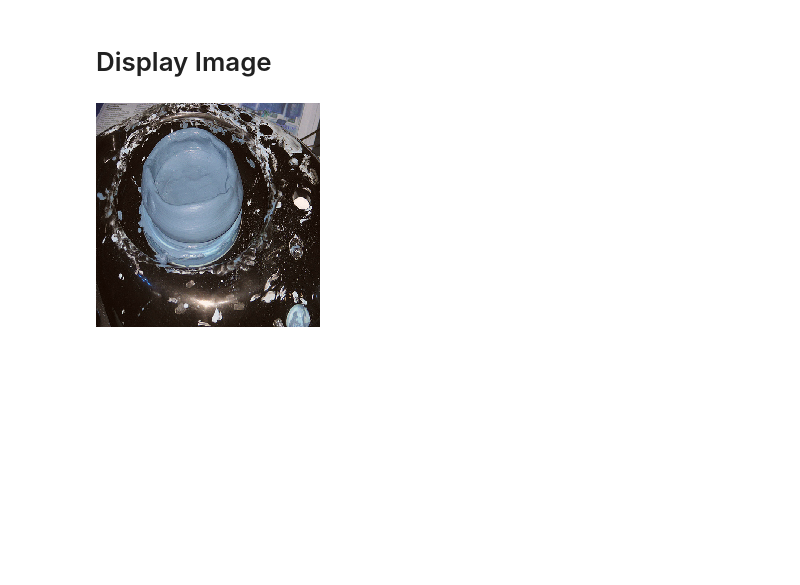
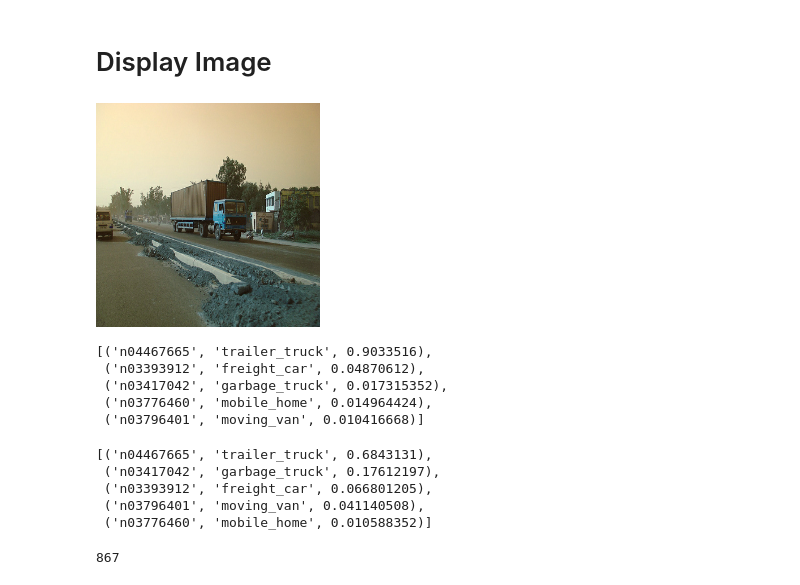
Before and after one commit to WeiHao97/deepxplore, a Jupyter notebook: ImageNet/int8vsft32.ipynb, the cells around one changed output. Saved outputs shown, nothing was run; the diff lists cells and outputs as text; code cells hidden in the pictures; blank space fills up the shorter version.

```diff
--- a/ImageNet/int8vsft32.ipynb
+++ b/ImageNet/int8vsft32.ipynb
@@ -56,10 +71,46 @@ model = VGG16(input_tensor = q_model.get_layer('input_1').input)
+# %%
+model = ResNet50(input_tensor = q_model.get_layer('input_1').input)
+# %%
+model.load_weights("./original_model.h5")
+q_model.load_weights("./q_model.h5")
 # %% [markdown]
 # Display Image
+# %%
+def extract():
+    for i, features in enumerate(val_ds):
+        image = np.expand_dims(features["image"].numpy()[0], axis=0)
+        label = features["label"].numpy()[0]
+        logits_1 = model(image).numpy()
+        logits_2 = q_model(image).numpy()
+        predict_1 = tf.argmax(logits_1, axis=-1).numpy()
+        predict_2 = tf.argmax(logits_2, axis=-1).numpy()
+        break
+    return image,label,logits_1,logits_2,predict_1,predict_2
+# %%
+image,label,logits_1,logits_2,predict_1,predict_2 = extract()
 # %%
-gen_img = target_images[1]
-pil_img = tf.keras.preprocessing.image.array_to_img(gen_img[0,:,:,:])
+pil_img = tf.keras.preprocessing.image.array_to_img(image[0,:,:,:])
+from IPython.display import Image
+display(pil_img)
+# %% [output]
+[figure, added]
-# %%
-from IPython.display import Image
-display(pil_img)
-# %% [output]
-[figure, removed]
+# %%
+tf.keras.applications.resnet.decode_predictions(logits_1, top=5)[0]
+# %% [output]
+[('n04467665', 'trailer_truck', 0.9033516),
+ ('n03393912', 'freight_car', 0.04870612),
+ ('n03417042', 'garbage_truck', 0.017315352),
+ ('n03776460', 'mobile_home', 0.014964424),
+ ('n03796401', 'moving_van', 0.010416668)]
+# %%
+tf.keras.applications.resnet.decode_predictions(logits_2, top=5)[0]
+# %% [output]
+[('n04467665', 'trailer_truck', 0.6843131),
+ ('n03417042', 'garbage_truck', 0.17612197),
+ ('n03393912', 'freight_car', 0.066801205),
+ ('n03796401', 'moving_van', 0.041140508),
+ ('n03776460', 'mobile_home', 0.010588352)]
+# %%
+label
+# %% [output]
+867
```
Also changed, not shown: parts of 39 cells of this notebook, 4 other files.
